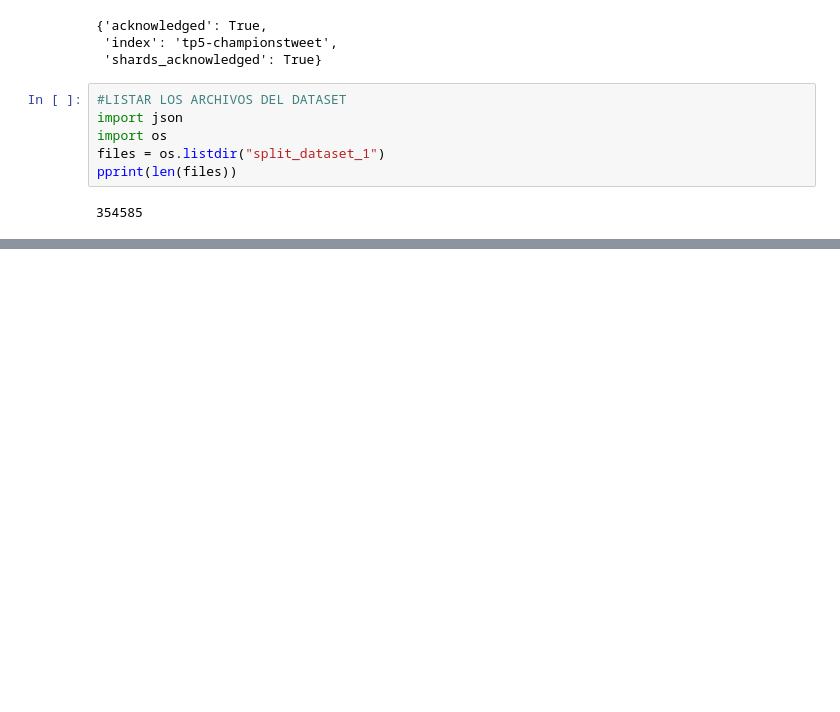
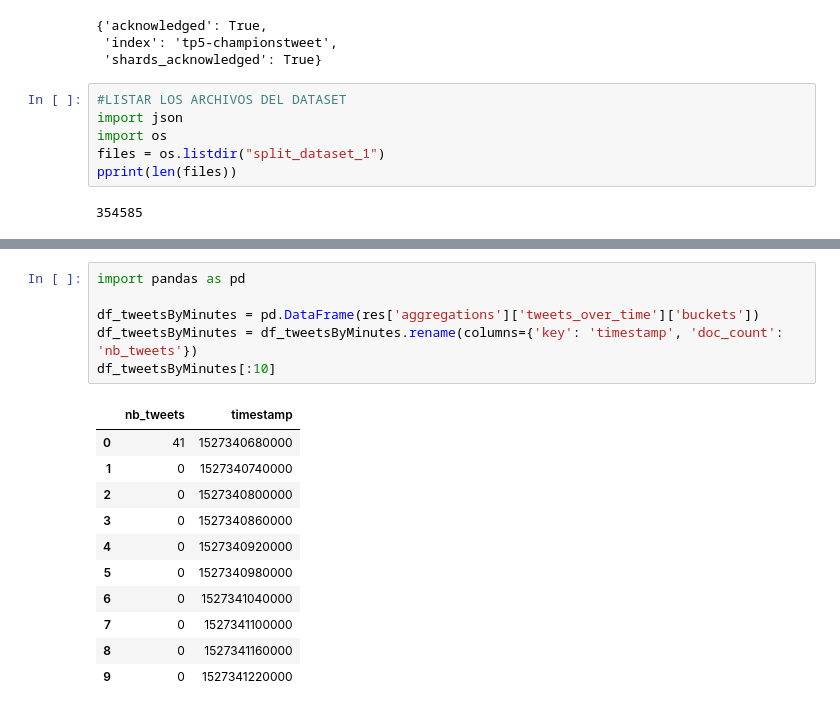
Before and after one commit to matthieuvernier/INFO268, a Jupyter notebook: TP5/TP5- Análisis de tweets durante evento social.ipynb, the cells around one changed output, grey strips where cells are left out. Drawn from its saved outputs; the diff is of its cells as text; blank space fills up the shorter version.

```diff
--- a/TP5/TP5- Análisis de tweets durante evento social.ipynb
+++ b/TP5/TP5- Análisis de tweets durante evento social.ipynb
@@ -79,0 +92,18 @@ TWEET:RT @ActuFoot_: Liverpool pousse dans ce début de match et ne quitte pas l
+# %%
+import pandas as pd
+
+df_tweetsByMinutes = pd.DataFrame(res['aggregations']['tweets_over_time']['buckets'])
+df_tweetsByMinutes = df_tweetsByMinutes.rename(columns={'key': 'timestamp', 'doc_count': 'nb_tweets'})
+df_tweetsByMinutes[:10]
+# %% [output]
+|  | nb_tweets | timestamp |
+| 0 | 41 | 1527340680000 |
+| 1 | 0 | 1527340740000 |
+| 2 | 0 | 1527340800000 |
+| 3 | 0 | 1527340860000 |
+| 4 | 0 | 1527340920000 |
+| 5 | 0 | 1527340980000 |
+| 6 | 0 | 1527341040000 |
+| 7 | 0 | 1527341100000 |
+| 8 | 0 | 1527341160000 |
+| 9 | 0 | 1527341220000 |
```
Also changed, not shown: parts of 7 cells of this notebook.
